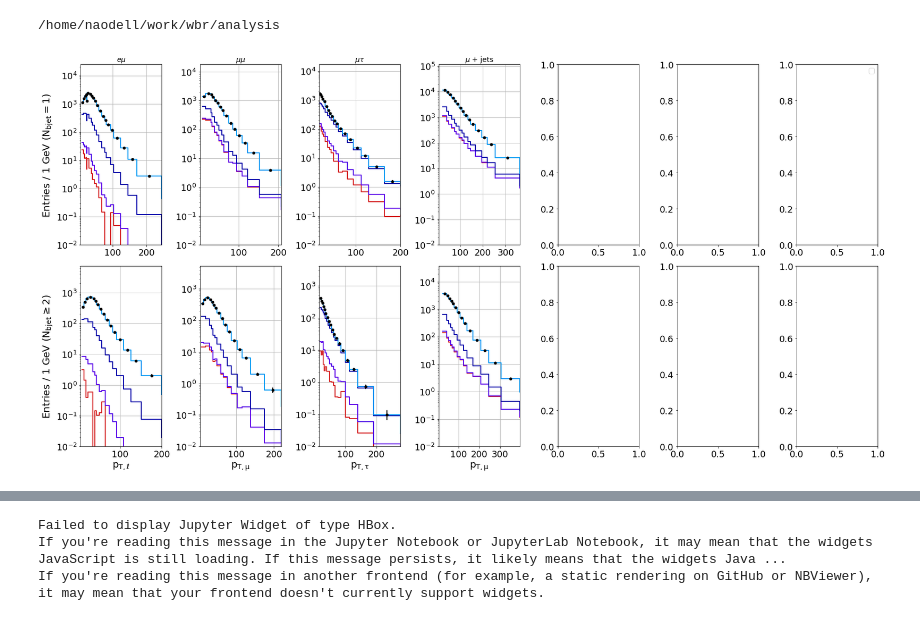
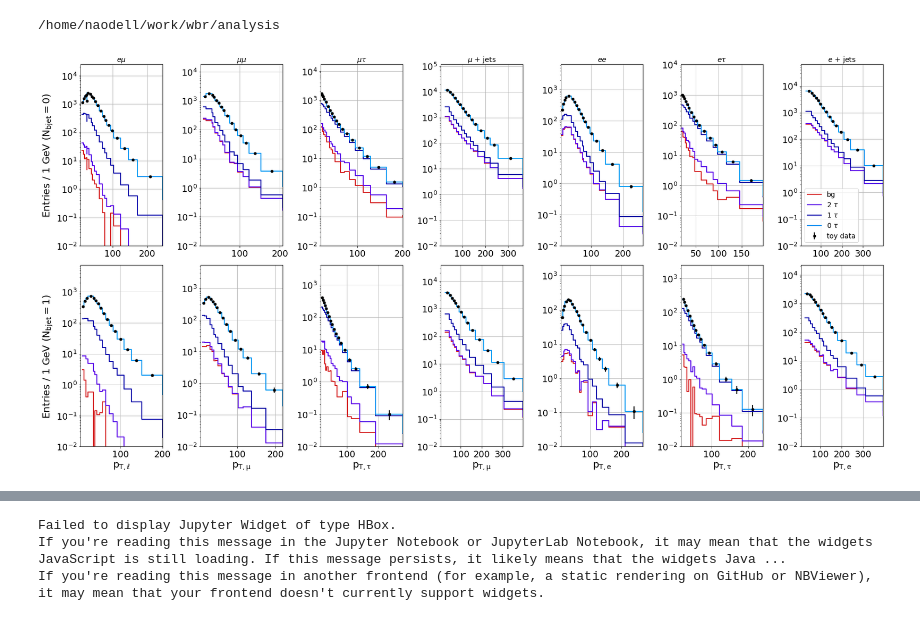
Before and after one commit to NWUHEP/analysis-tools, a Jupyter notebook: notebooks/w_br_asimov.ipynb, the cells around one changed output, grey strips where cells are left out. Drawn from its saved outputs; the diff is of its cells as text; code cells hidden in the pictures.

```diff
--- a/notebooks/w_br_asimov.ipynb
+++ b/notebooks/w_br_asimov.ipynb
@@ -38,7 +38,7 @@ input_dir  = f'data/templates/bjet_binned_test/'
 selections = [
               'emu',
               'mumu',  'mutau', 'mu4j',
-              #'ee',  'etau', 'e4j'
+              'ee',  'etau', 'e4j'
              ]
 n_selection = len(selections)
 targets    = dict(
@@ -67,6 +67,7 @@ plot_labels = dict(
 p_labels = ['B_e', 'B_mu', 'B_tau', 'B_h',
             'L', 'sigma_tt', 'sigma_z', 'sigma_w', 'k_fake',
             'eff_e', 'eff_mu', 'eff_tau',
+            'trigger_e', 'trigger_mu',
             'pileup', 'escale_e', 'escale_mu', 'escale_tau',
             'jes', 'jer', 'btag', 'mistag',
             'fsr', 'isr', 'tune', 'hdamp', 'qcd', 'pdf'
@@ -85,6 +86,9 @@ toy_data = dict()
 for b in fit_data._bins:
     toy_data[b] = dict()
     for selection in selections:
+        if b == 0 and selection in ['e4j', 'mu4j']:
+            continue
+
         # signal component
         templates = fit_data.get_selection_data(selection)
         signal_template = templates[b]['signal']
@@ -105,6 +109,9 @@ for i, selection in enumerate(selections):
     s_data = fit_data.get_selection_data(selection)
 #
     for j, b in enumerate(fit_data._bins):
+        if b == 0 and selection in ['e4j', 'mu4j']:
+            continue
+
         bins = s_data[b]['bins']
         dx = (bins[1:] - bins[:-1])
         dx = np.append(dx, dx[-1])
@@ -122,35 +129,39 @@ for i, selection in enumerate(selections):
             bg += s_data[b]['fakes'][0]
 
         h_notau   = fh.signal_mixture_model([br, br, br, 1. - 3*br], br_tau, signal, mask=fit_data._decay_map['sig_twotau']) + bg
         h_onetau  = fh.signal_mixture_model([br, br, br, 1. - 3*br], br_tau, signal, mask=fit_data._decay_map['sig_onetau']) + h_notau
         h_nominal = fh.signal_mixture_model([br, br, br, 1. - 3*br], br_tau, signal) + bg
 
         ax.plot(bins, bg/dx, drawstyle='steps-post', c='C3', linestyle='-', linewidth=2.)
         ax.plot(bins, h_notau[0]/dx, drawstyle='steps-post', c='xkcd:blue violet', linestyle='-', linewidth=2.)
         ax.plot(bins, h_onetau[0]/dx, drawstyle='steps-post', c='xkcd:royal blue', linestyle='-', linewidth=2.)
         ax.plot(bins, h_nominal[0]/dx, drawstyle='steps-post', c='xkcd:azure', linestyle='-', linewidth=2.)
 
         xmin, xmax = bins[0]-dx[0], bins[-2]+dx[-2]
         ax.set_xlim(xmin, xmax)
         ax.set_ylim(0.01, 10.*np.max(h_nominal[0]/dx))
         ax.set_yscale('log')
         if j == 0:
             ax.set_title(plot_labels[selection][1])
             if i == 0:
+                ax.set_ylabel(r'Entries / 1 GeV ($\sf N_{b jet} = 0$)')
+        elif j == 1:
+            ax.set_xlabel(plot_labels[selection][0])
+            if i == 0:
                 ax.set_ylabel(r'Entries / 1 GeV ($\sf N_{b jet} = 1$)')
-        elif j == 1:
+        elif j == 2:
             ax.set_xlabel(plot_labels[selection][0])
             if i == 0:
                 ax.set_ylabel(r'Entries / 1 GeV ($\sf N_{b jet} \geq 2$)')
         ax.grid()
 
     axes[0][-1].legend(['bg', r'2 $\tau$', r'1 $\tau$', r'0 $\tau$', 'toy data'], fontsize=14)
 
 plt.tight_layout()
 plt.savefig('plots/toy_mc_example.pdf')
 plt.show()
 # %% [output]
-[figure, old version]
+[figure, new version]
 # %%
 # nominal case
 cost_type = 'poisson'
```
Also changed, not shown: parts of 7 cells of this notebook, 5 other files.
